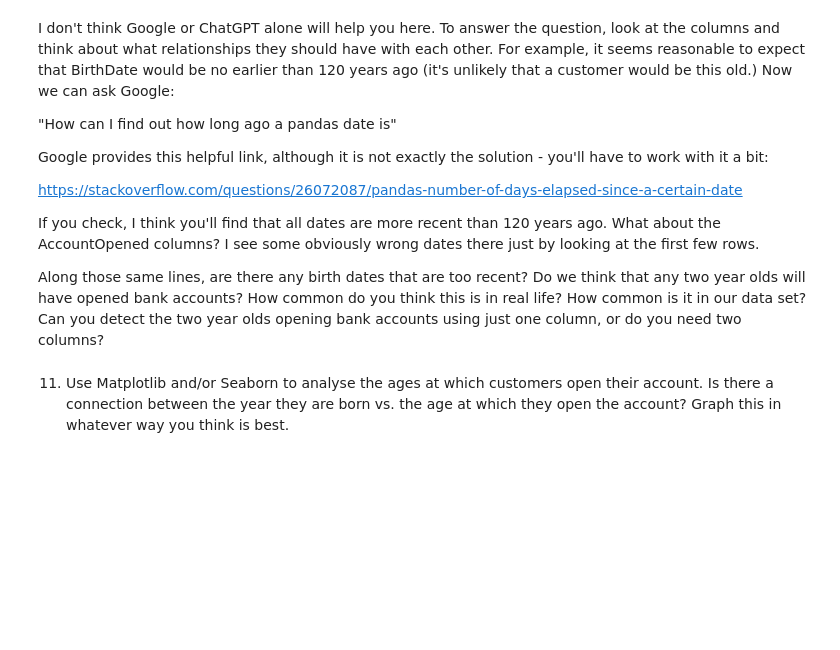
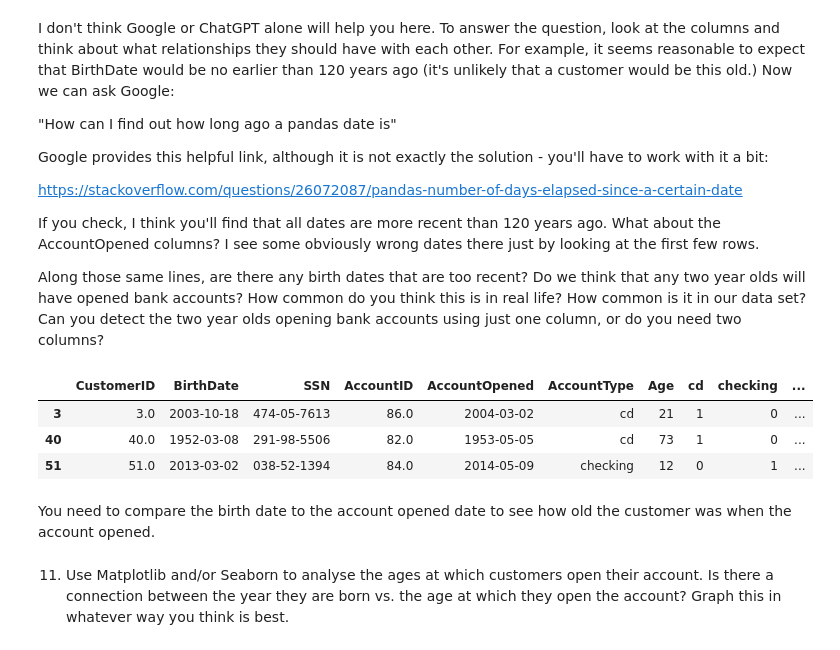
Before and after one commit to tbrantinghamBU/699-Personal, a Jupyter notebook: OMDS-ModB2-Week1-Brantingham-Tyler.ipynb, the cells around one changed output. Saved outputs shown, nothing was run; the diff lists cells and outputs as text; code cells hidden in the pictures; blank space fills up the shorter version.

```diff
--- a/OMDS-ModB2-Week1-Brantingham-Tyler.ipynb
+++ b/OMDS-ModB2-Week1-Brantingham-Tyler.ipynb
@@ -319,6 +498,17 @@ https://stackoverflow.com/questions/26072087/pandas-number-of-days-elapsed-since
 If you check, I think you'll find that all dates are more recent than 120 years ago.  What about the AccountOpened columns?  I see some obviously wrong dates there just by looking at the first few rows.
 
 Along those same lines, are there any birth dates that are too recent?  Do we think that any two year olds will have opened bank accounts?  How common do you think this is in real life?  How common is it in our data set?  Can you detect the two year olds opening bank accounts using just one column, or do you need two columns?
+# %%
+
+# Filter for birthdates within the last 10 years
+df2[abs((df2['BirthDate'] - df2['AccountOpened']).dt.days) <= 365 * 2]
+# %% [output]
+|  | CustomerID | BirthDate | SSN | AccountID | AccountOpened | AccountType | Age | cd | checking | ... |
+| 3 | 3.0 | 2003-10-18 | 474-05-7613 | 86.0 | 2004-03-02 | cd | 21 | 1 | 0 | ... |
+| 40 | 40.0 | 1952-03-08 | 291-98-5506 | 82.0 | 1953-05-05 | cd | 73 | 1 | 0 | ... |
+| 51 | 51.0 | 2013-03-02 | 038-52-1394 | 84.0 | 2014-05-09 | checking | 12 | 0 | 1 | ... |
+# %% [markdown]
+You need to compare the birth date to the account opened date to see how old the customer was when the account opened.
 # %% [markdown]
 11. Use Matplotlib and/or Seaborn to analyse the ages at which customers open their account.  Is there a connection between the year they are born vs. the age at which they open the account?  Graph this in whatever way you think is best.
 # %% [markdown]
```
Also changed, not shown: parts of 22 cells of this notebook.
